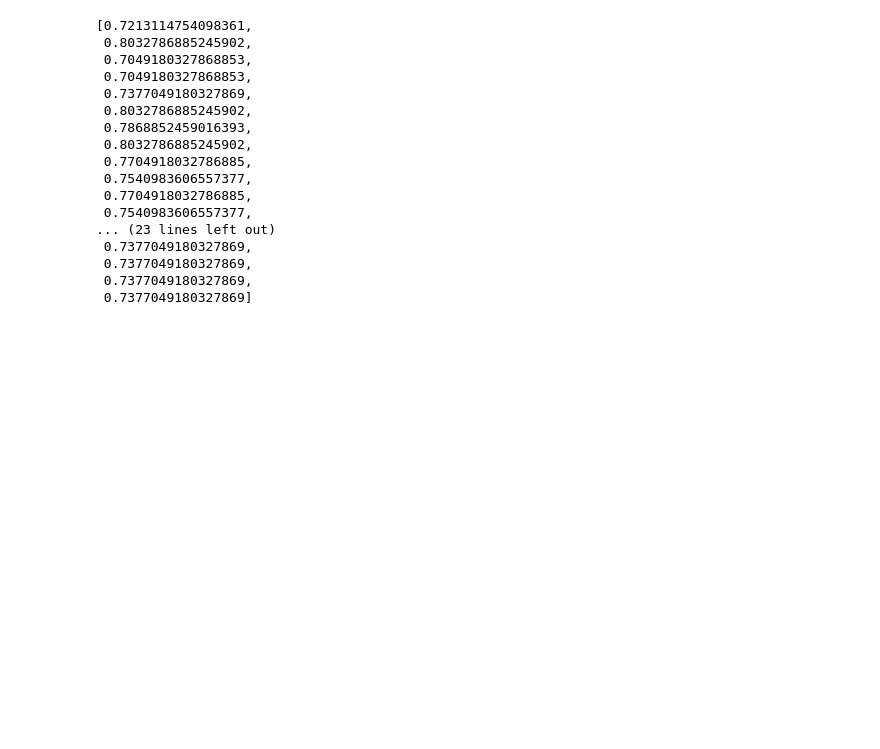
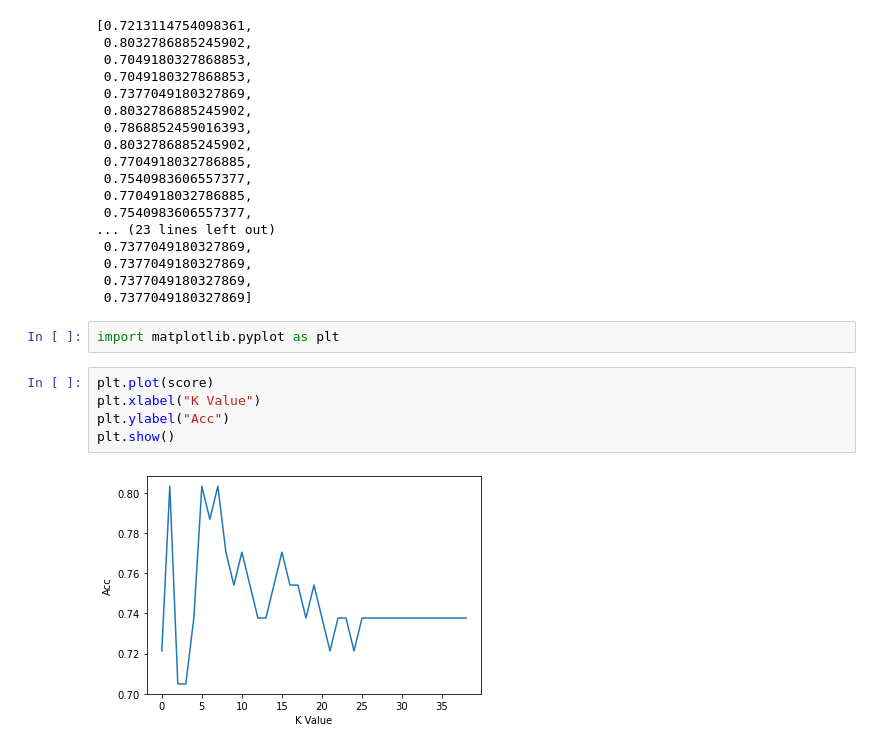
Before and after one commit to pawarrrakesh08/EDA_ML_DL, a Jupyter notebook: P3 Heart Disease Prediction/Heart Disease Prediction.ipynb, the cells around one changed output. Saved outputs shown, nothing was run; the diff lists cells and outputs as text; blank space fills up the shorter version.

```diff
--- a/P3 Heart Disease Prediction/Heart Disease Prediction.ipynb
+++ b/P3 Heart Disease Prediction/Heart Disease Prediction.ipynb
@@ -198,3 +198,12 @@ score
  0.7377049180327869,
  0.7377049180327869,
  0.7377049180327869]
+# %%
+import matplotlib.pyplot as plt
+# %%
+plt.plot(score)
+plt.xlabel("K Value")
+plt.ylabel("Acc")
+plt.show()
+# %% [output]
+[figure, added]
```
Also changed, not shown: parts of 20 cells of this notebook, 2 other files.
